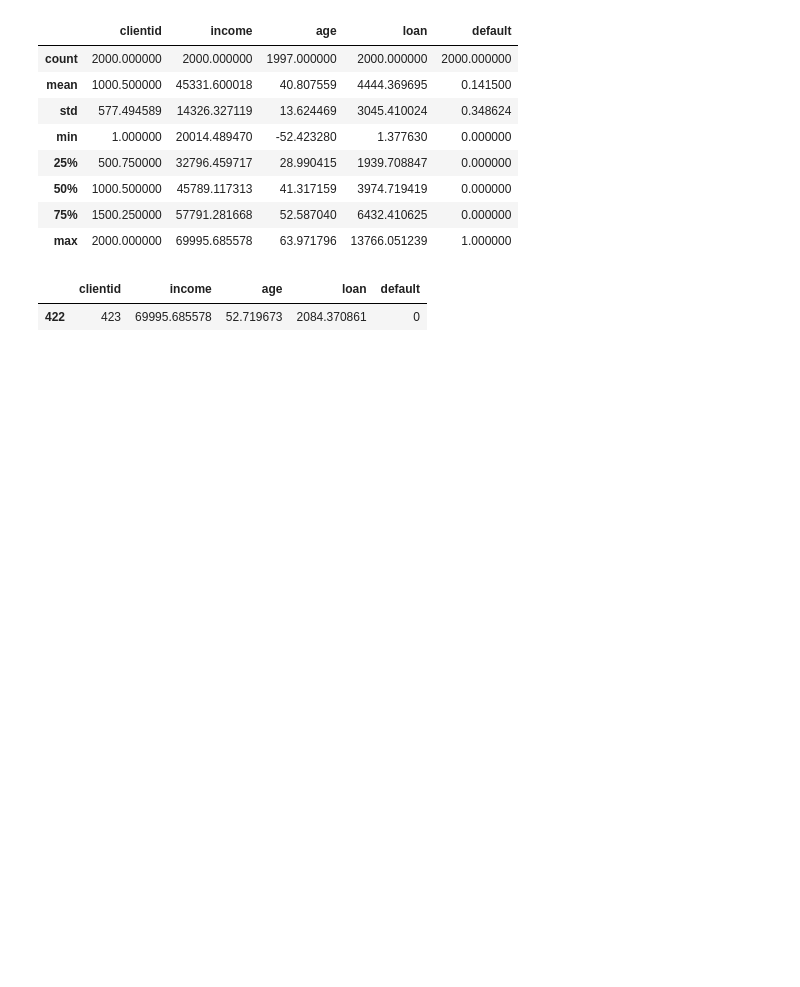
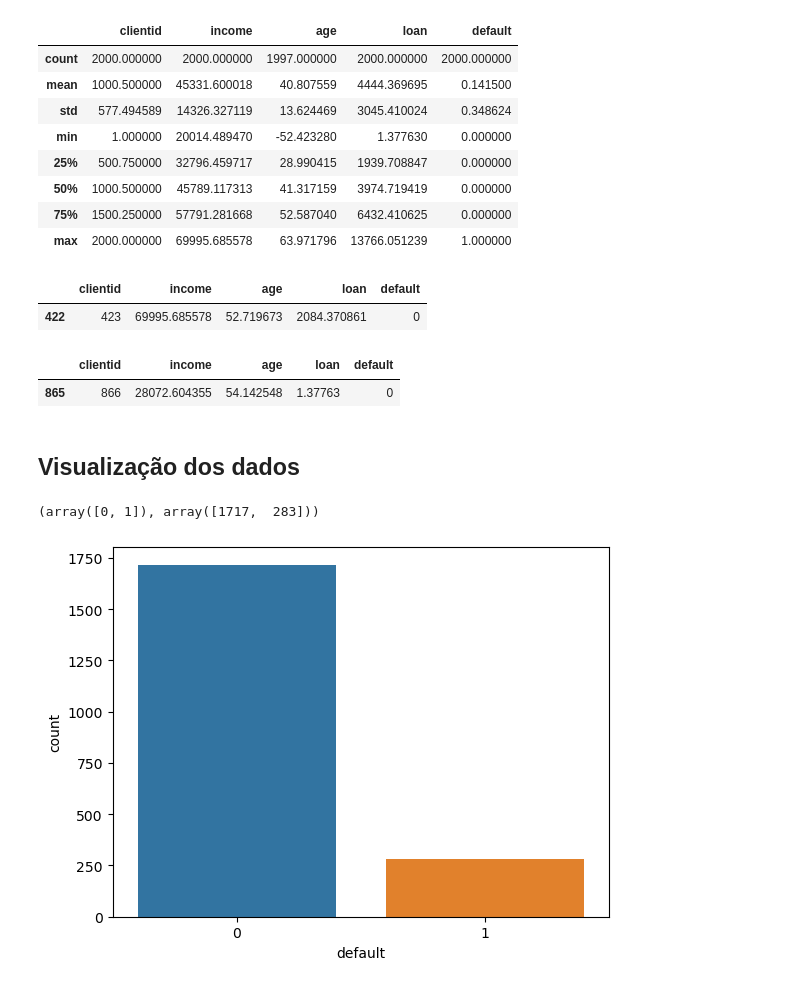
Before and after one commit to andreyadriano/curso-machine-learning, a Jupyter notebook: base_dados_credito/base_dados_de_credito.ipynb, the cells around one changed output. Saved outputs shown, nothing was run; the diff lists cells and outputs as text; code cells hidden in the pictures; blank space fills up the shorter version.

Commit message:
Dados de Crédito: tratamento de valores inconsistentes

```diff
--- a/base_dados_credito/base_dados_de_credito.ipynb
+++ b/base_dados_credito/base_dados_de_credito.ipynb
@@ -64,4 +64,17 @@ base_credit[base_credit['income'] == max(base_credit['income'])] # Maior renda
 |  | clientid | income | age | loan | default |
 | 422 | 423 | 69995.685578 | 52.719673 | 2084.370861 | 0 |
 # %%
-base_credit[base_credit['loan'] == max(base_credit['loan'])] # Maior empréstimo
+base_credit[base_credit['loan'] == min(base_credit['loan'])] # Menor empréstimo
+# %% [output]
+|  | clientid | income | age | loan | default |
+| 865 | 866 | 28072.604355 | 54.142548 | 1.37763 | 0 |
+# %% [markdown]
+## Visualização dos dados
+# %%
+np.unique(base_credit['default'], return_counts=True)
+# %% [output]
+(array([0, 1]), array([1717,  283]))
+# %%
+sns.countplot(x = base_credit['default']);
+# %% [output]
+[figure, added]
```
Also changed, not shown: parts of 20 cells of this notebook.
